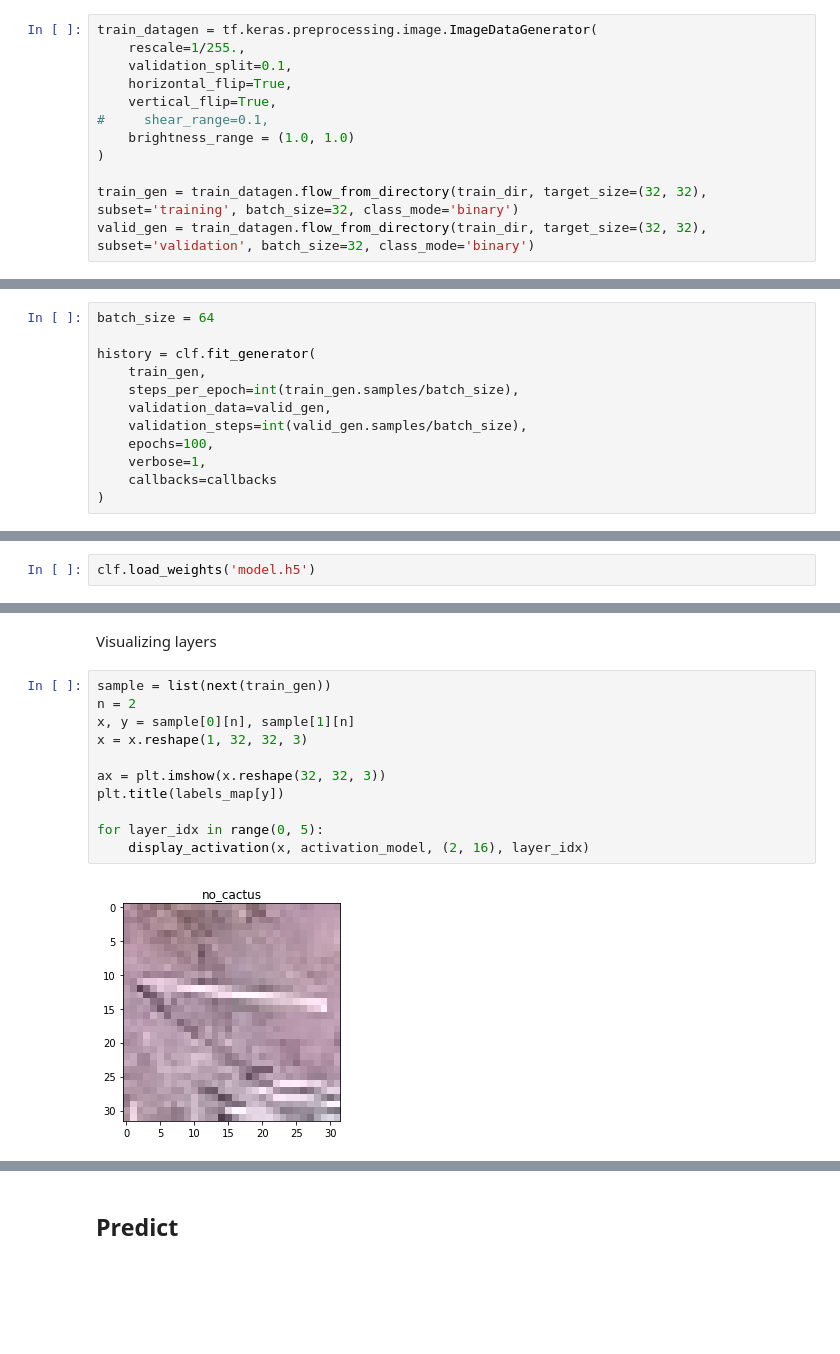
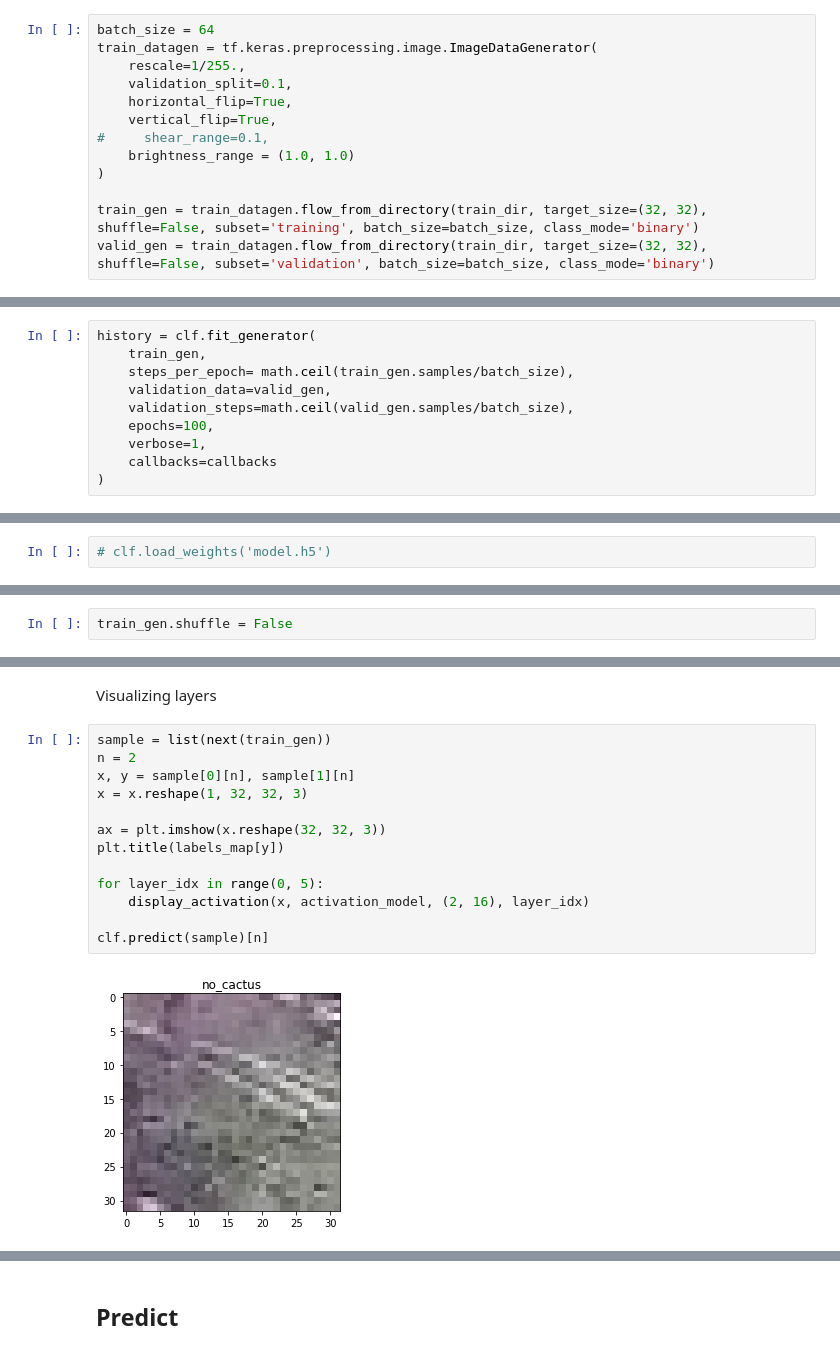
Before and after one commit to lipinski/kaggle-projects, a Jupyter notebook: aerial-cactus-identification/model.ipynb, the cells around one changed output, grey strips where cells are left out. Saved outputs shown, nothing was run; the diff lists cells and outputs as text; blank space fills up the shorter version.

```diff
--- a/aerial-cactus-identification/model.ipynb
+++ b/aerial-cactus-identification/model.ipynb
@@ -62,6 +73,7 @@ plt.imshow(x/255.)
 # %% [markdown]
 ### Create Image Data Generator
 # %%
+batch_size = 64
 train_datagen = tf.keras.preprocessing.image.ImageDataGenerator(
     rescale=1/255.,
     validation_split=0.1,
@@ -71,8 +83,8 @@ train_datagen = tf.keras.preprocessing.image.ImageDataGenerator(
     brightness_range = (1.0, 1.0)
 )
 
-train_gen = train_datagen.flow_from_directory(train_dir, target_size=(32, 32), subset='training', batch_size=32, class_mode='binary')
-valid_gen = train_datagen.flow_from_directory(train_dir, target_size=(32, 32), subset='validation', batch_size=32, class_mode='binary')
+train_gen = train_datagen.flow_from_directory(train_dir, target_size=(32, 32), shuffle=False, subset='training', batch_size=batch_size, class_mode='binary')
+valid_gen = train_datagen.flow_from_directory(train_dir, target_size=(32, 32), shuffle=False, subset='validation', batch_size=batch_size, class_mode='binary')
 # %% [output]
 Found 15751 images belonging to 2 classes.
 Found 1749 images belonging to 2 classes.
@@ -123,13 +135,11 @@ callbacks = [
     tf.keras.callbacks.ModelCheckpoint(filepath=filepath_to_best_model, save_best_only=True)
 ]
 # %%
-batch_size = 64
-
 history = clf.fit_generator(
     train_gen,
-    steps_per_epoch=int(train_gen.samples/batch_size),
+    steps_per_epoch= math.ceil(train_gen.samples/batch_size),
     validation_data=valid_gen,
-    validation_steps=int(valid_gen.samples/batch_size),
+    validation_steps=math.ceil(valid_gen.samples/batch_size),
     epochs=100,
     verbose=1,
     callbacks=callbacks
@@ -168,4 +178,4 @@ axes[1].set_title('Training and validation accuracy');
 # %% [markdown]
 ## Loading best model
 # %%
-clf.load_weights('model.h5')
+# clf.load_weights('model.h5')
@@ -171,0 +188,2 @@ clf.load_weights('model.h5')
+# %%
+train_gen.shuffle = False
@@ -193,13 +243,15 @@ Visualizing layers
 # %%
 sample = list(next(train_gen))
 n = 2
 x, y = sample[0][n], sample[1][n]
 x = x.reshape(1, 32, 32, 3)
 
 ax = plt.imshow(x.reshape(32, 32, 3))
 plt.title(labels_map[y])
 
 for layer_idx in range(0, 5):
     display_activation(x, activation_model, (2, 16), layer_idx)
+
+clf.predict(sample)[n]
 # %% [output]
-[figure, old version]
+[figure, new version]
```
Also changed, not shown: parts of 14 cells of this notebook.
